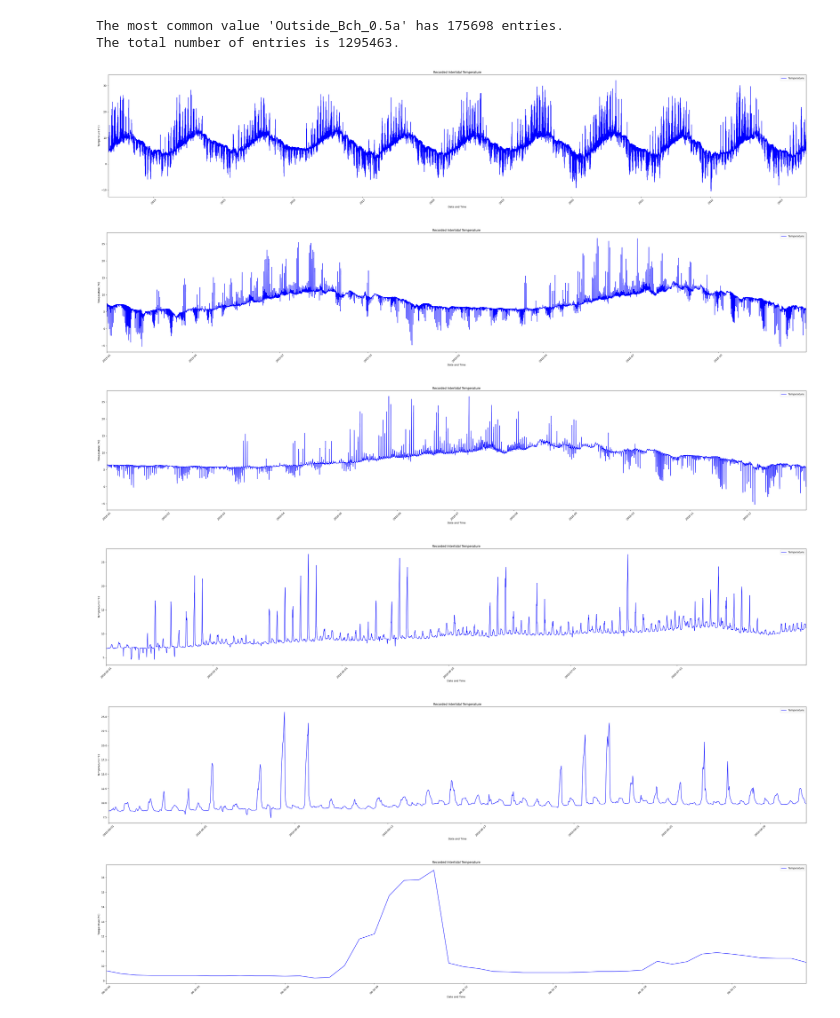
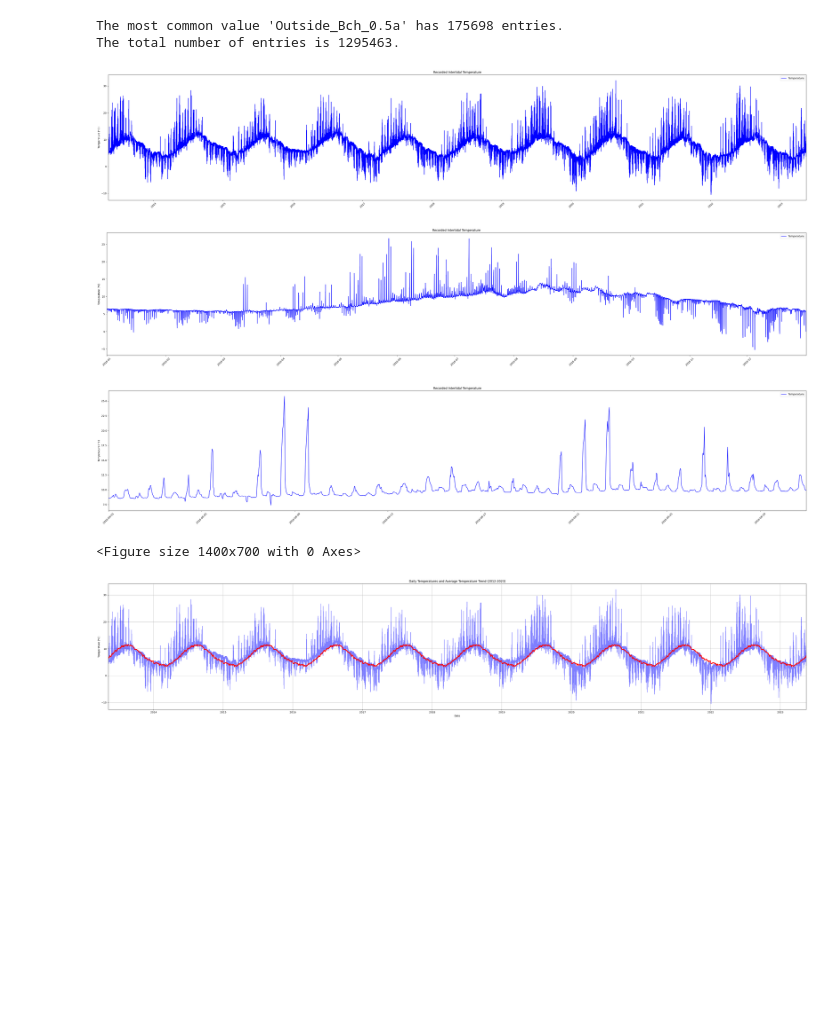
Before and after one commit to bbukaty/heat-wave-analysis, a Jupyter notebook: 09_timeframe-variability.ipynb, the cells around one changed output. Cells and saved outputs as stored; diff of their text form; code cells hidden in the pictures; blank space fills up the shorter version.

```diff
--- a/09_timeframe-variability.ipynb
+++ b/09_timeframe-variability.ipynb
@@ -63,7 +63,7 @@ print(f"The total number of entries is {total_entries}.")
 The most common value 'Outside_Bch_0.5a' has 175698 entries.
 The total number of entries is 1295463.
 # %%
-df_filtered = df[df['sensor'] == most_common_value]
+df = df[df['sensor'] == most_common_value]
 # %%
 def plot_temperatures(data):
   plt.figure(figsize=(40, 8))
@@ -71,22 +71,63 @@ def plot_temperatures(data):
   plt.xlim(data.index[0], data.index[-1])
 
   plt.title('Recorded Intertidal Temperature')
-  plt.xlabel('Date and Time')
+  # plt.xlabel('Date and Time')
   plt.ylabel('Temperature (°C)')
   plt.xticks(rotation=45)
   plt.legend()
   plt.tight_layout()
-  plt.show()
 # %%
-all_years = df_filtered['temperature']
-data_ranges = [all_years, all_years['2015':'2016'], all_years['2016'], all_years['2016-05':'2016-07'], all_years['2016-06'], all_years['2016-06-20']]
+all_years = df['temperature']
+data_ranges = [
+  all_years,
+  # all_years['2015':'2016'],
+  all_years['2016'],
+  # all_years['2016-05':'2016-07'],
+  all_years['2016-06'],
+  # all_years['2016-06-20']
+  ]
 
 for data_range in data_ranges:
   plot_temperatures(data_range)
+  plt.show()
 # %% [output]
 [figure]
-[figure, old version]
+[figure, new version]
-[figure, old version]
+[figure, new version]
-[figure, removed]
-[figure, removed]
-[figure, removed]
+# %%
+df['day_of_year'] = df.index.strftime('%j').astype(int)  # Use day of the year as a number (1-366)
+daily_avg_temp = df.groupby('day_of_year')['temperature'].mean()
+
+# Plotting
+plt.figure(figsize=(14, 7))
+
+# Plot each year's temperatures from original data
+plt.figure(figsize=(40, 8))
+plt.plot(df['temperature'].index, df['temperature'],label="Temperature", color='blue', alpha=0.5)
+plt.xlim(df['temperature'].index[0], df['temperature'].index[-1])
+
+# Prepare to overlay the average trend
+for year in range(2013, 2024):
+
+
+    # Create a full year date range taking into account leap years
+    start_date = f"{year}-01-01"
+    end_date = f"{year}-12-31"
+    dates = pd.date_range(start=start_date, end=end_date)
+
+    # Map day_of_year to these dates, handling leap years
+    temps = dates.dayofyear.map(daily_avg_temp)
+
+    plt.plot(dates, temps, color="red", linewidth=3)#'k--', linewidth=1)  # Black dashed line for average trend
+
+plt.title('Daily Temperatures and Average Temperature Trend (2012-2023)')
+plt.xlabel('Date')
+plt.ylabel('Temperature (°C)')
+# plt.legend(loc='upper right', bbox_to_anchor=(1.1, 1))
+
+plt.grid(True)
+plt.tight_layout()
+plt.show()
+# %% [output]
+<Figure size 1400x700 with 0 Axes>
+[figure, added]
```
Also changed, not shown: 5 other files.
